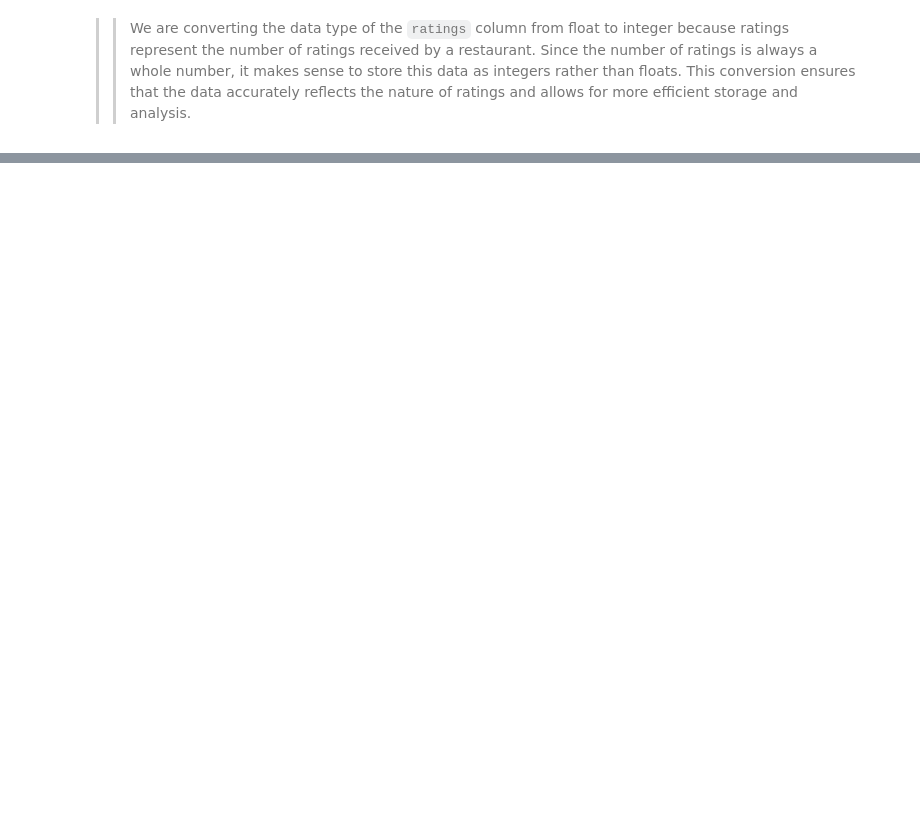
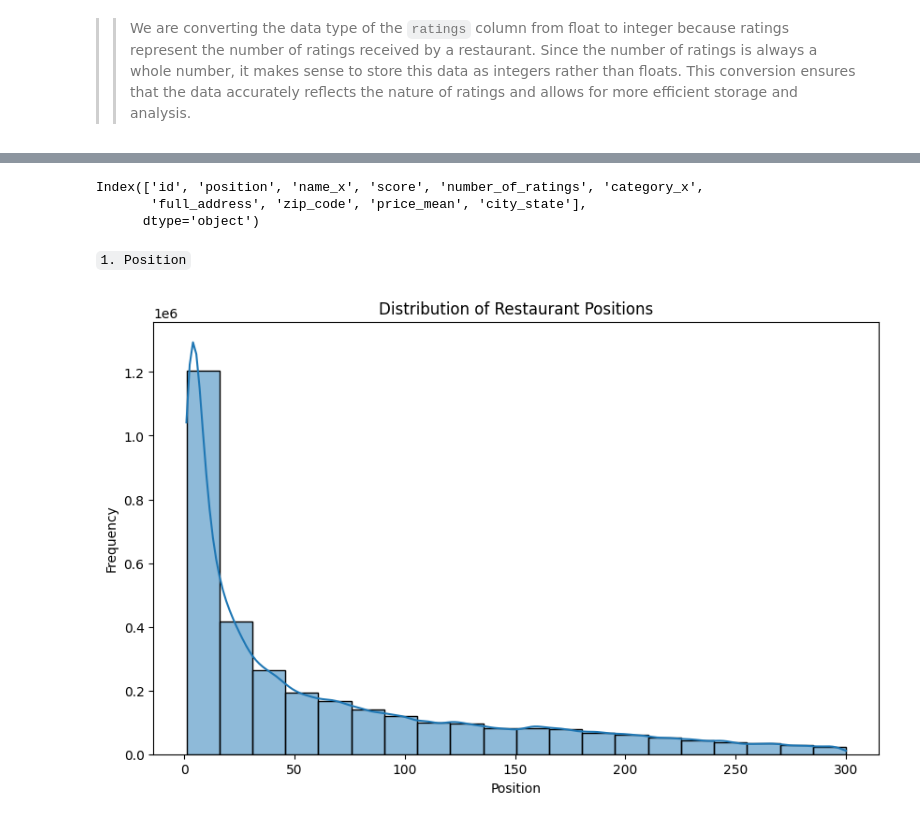
Before and after one commit to ndungek/FOOD-DELIVERY-COST-AND-PROFIT--ANALYSIS, a Jupyter notebook: ubereats.ipynb, the cells around one changed output, grey strips where cells are left out. Saved outputs shown, nothing was run; the diff lists cells and outputs as text; code cells hidden in the pictures; blank space fills up the shorter version.

```diff
--- a/ubereats.ipynb
+++ b/ubereats.ipynb
@@ -192,12 +301,6 @@ The columns listed below are being dropped during the data cleaning process for
 # Dropping the columns that are not relevant to the analysis
 cols_to_drop=['lat', 'lng', 'restaurant_id', 'description', 'name_y', 'category_y', 'price_range']
 merged_data = merged_data.drop(cols_to_drop, axis=1)
-"""
-# Renaming the column names
-merged_data.columns=['id', 'position', 'name', 'score', 'ratings', 'category_of_restaurant', 'address', 'zip_code', 'price_of_item']
-# Renaming the 'ratings' column to reviews
-restaurants.rename(columns = {'ratings':'reviews'}, inplace=True)
-"""
 # %% [markdown]
 #### *Removing Unwanted Characters*
 
@@ -245,6 +355,3 @@ merged_data.head()
-# %%
-# Dropping the full_address column
-merged_data.drop('full_address', axis=1, inplace=True)
 # %% [markdown]
 >> We are converting the data type of the `ratings` column from float to integer because ratings represent the number of ratings received by a restaurant. Since the number of ratings is always a whole number, it makes sense to store this data as integers rather than floats. This conversion ensures that the data accurately reflects the nature of ratings and allows for more efficient storage and analysis.
 # %%
@@ -255,0 +370,17 @@ merged_data.rename(columns={'ratings': 'number_of_ratings'}, inplace=True)
+# %%
+print(merged_data.columns)
+# %% [output]
+Index(['id', 'position', 'name_x', 'score', 'number_of_ratings', 'category_x',
+       'full_address', 'zip_code', 'price_mean', 'city_state'],
+      dtype='object')
+# %% [markdown]
+`1. Position`
+# %%
+plt.figure(figsize=(10, 6))
+sns.histplot(merged_data['position'], bins=20, kde=True)
+plt.title('Distribution of Restaurant Positions')
+plt.xlabel('Position')
+plt.ylabel('Frequency')
+plt.show()
+# %% [output]
+[figure, added]
```
Also changed, not shown: parts of 30 cells of this notebook.
